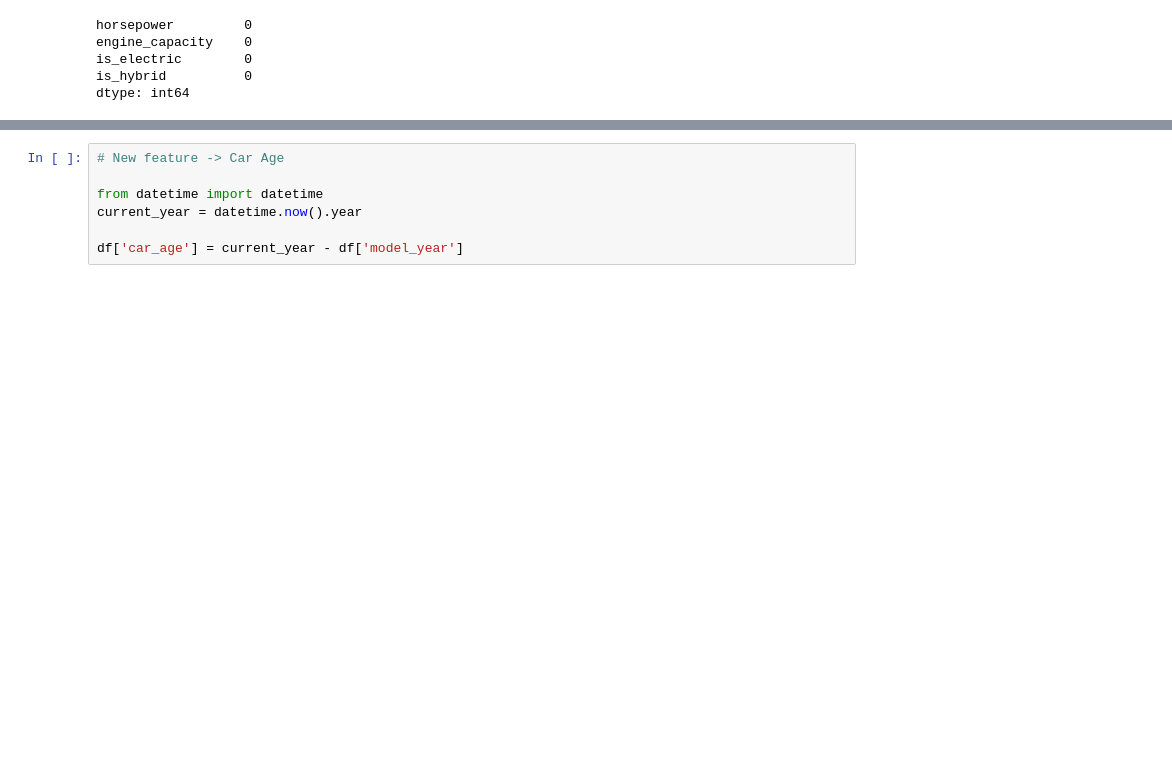
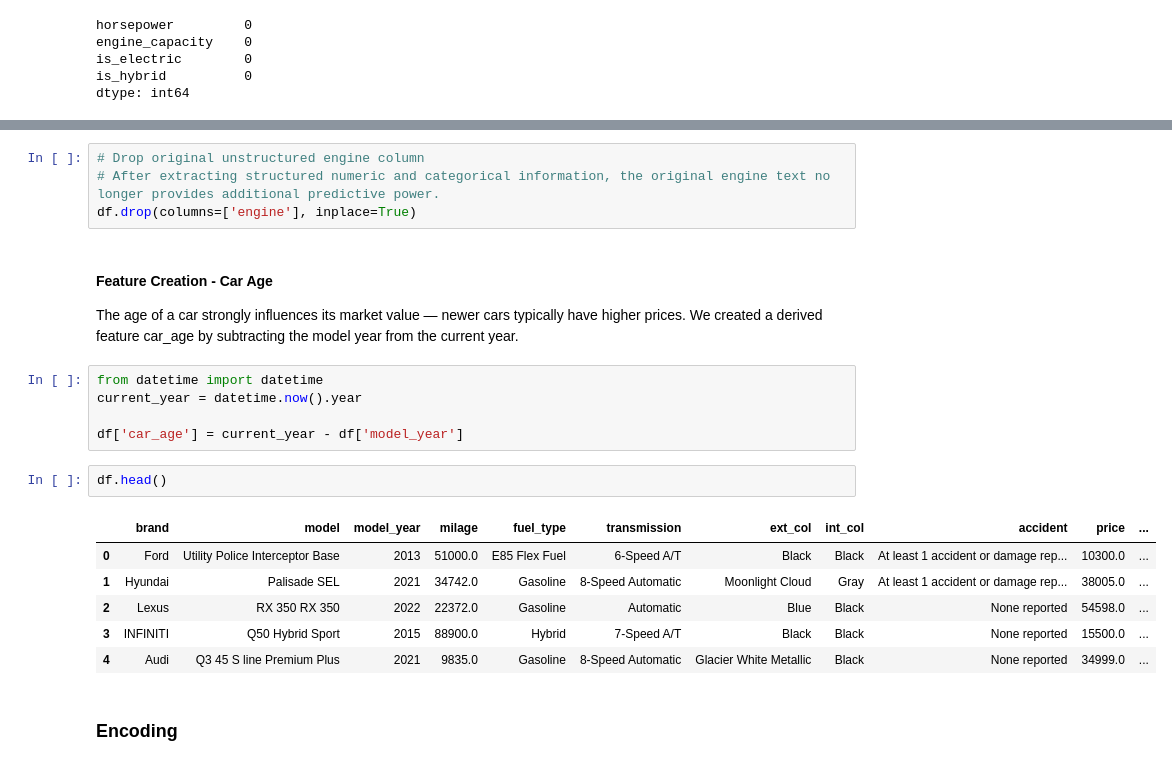
Before and after one commit to rupeshbug/end-to-end-used-car-price-ml-project, a Jupyter notebook: notebook/1. EDA.ipynb, the cells around one changed output, grey strips where cells are left out. Cells and saved outputs as stored; diff of their text form; blank space fills up the shorter version.

Commit message:
encoding

```diff
--- a/notebook/1. EDA.ipynb
+++ b/notebook/1. EDA.ipynb
@@ -264,10 +264,28 @@ df.head()
 | 2 | Lexus | RX 350 RX 350 | 2022 | 22372.0 | Gasoline | 3.5 Liter DOHC | Automatic | Blue | Black | None reported | ... |
 | 3 | INFINITI | Q50 Hybrid Sport | 2015 | 88900.0 | Hybrid | 354.0HP 3.5L V6 Cylinder Engine G... | 7-Speed A/T | Black | Black | None reported | ... |
 | 4 | Audi | Q3 45 S line Premium Plus | 2021 | 9835.0 | Gasoline | 2.0L I4 16V GDI DOHC Turbo | 8-Speed Automatic | Glacier White Metallic | Black | None reported | ... |
+# %%
+# Drop original unstructured engine column
+# After extracting structured numeric and categorical information, the original engine text no longer provides additional predictive power.
+df.drop(columns=['engine'], inplace=True)
+# %% [markdown]
+#### Feature Creation - Car Age
+
+The age of a car strongly influences its market value — newer cars typically have higher prices.
+We created a derived feature car_age by subtracting the model year from the current year.
 # %%
-# New feature -> Car Age
-
 from datetime import datetime
 current_year = datetime.now().year
 
 df['car_age'] = current_year - df['model_year']
+# %%
+df.head()
+# %% [output]
+|  | brand | model | model_year | milage | fuel_type | transmission | ext_col | int_col | accident | price | ... |
+| 0 | Ford | Utility Police Interceptor Base | 2013 | 51000.0 | E85 Flex Fuel | 6-Speed A/T | Black | Black | At least 1 accident or damage rep... | 10300.0 | ... |
+| 1 | Hyundai | Palisade SEL | 2021 | 34742.0 | Gasoline | 8-Speed Automatic | Moonlight Cloud | Gray | At least 1 accident or damage rep... | 38005.0 | ... |
+| 2 | Lexus | RX 350 RX 350 | 2022 | 22372.0 | Gasoline | Automatic | Blue | Black | None reported | 54598.0 | ... |
+| 3 | INFINITI | Q50 Hybrid Sport | 2015 | 88900.0 | Hybrid | 7-Speed A/T | Black | Black | None reported | 15500.0 | ... |
+| 4 | Audi | Q3 45 S line Premium Plus | 2021 | 9835.0 | Gasoline | 8-Speed Automatic | Glacier White Metallic | Black | None reported | 34999.0 | ... |
+# %% [markdown]
+### Encoding
```
Also changed, not shown: parts of 3 cells of this notebook.
